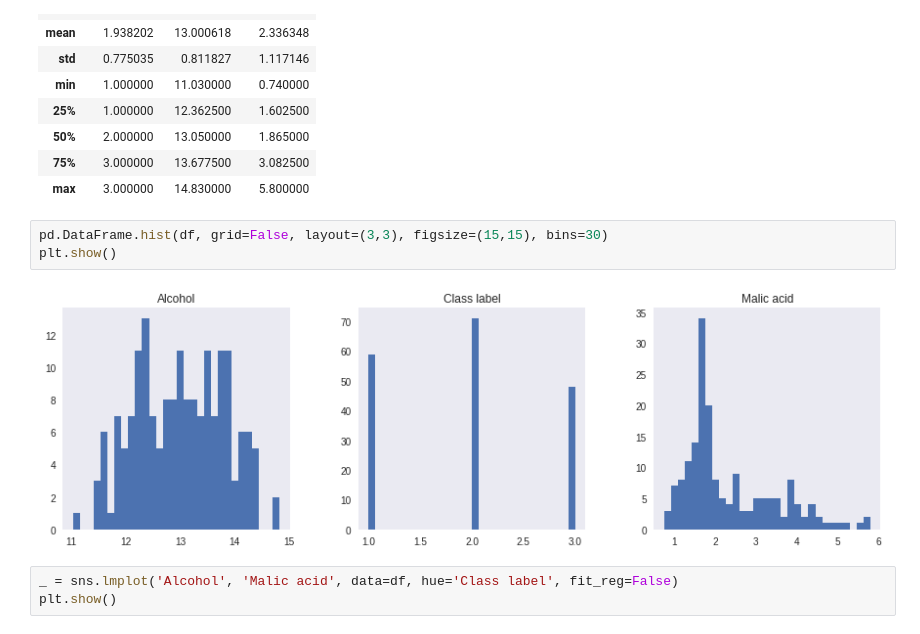
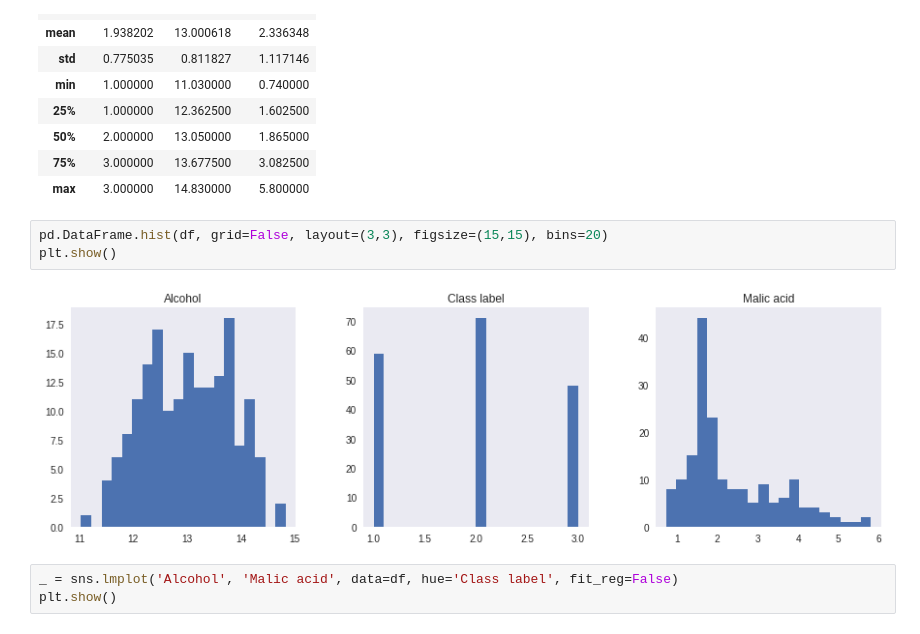
Before and after one commit to amdgd/team-old, a Jupyter notebook: src/Data Preparation/Feature Scaling & Normalization.ipynb, the cells around one changed output. Saved outputs shown, nothing was run; the diff lists cells and outputs as text.

```diff
--- a/src/Data Preparation/Feature Scaling.ipynb
+++ b/src/Data Preparation/Feature Scaling & Normalization.ipynb
@@ -71,10 +90,10 @@ df.describe()
 | 75% | 3.000000 | 13.677500 | 3.082500 |
 | max | 3.000000 | 14.830000 | 5.800000 |
 # %%
-pd.DataFrame.hist(df, grid=False, layout=(3,3), figsize=(15,15), bins=30)
+pd.DataFrame.hist(df, grid=False, layout=(3,3), figsize=(15,15), bins=20)
 plt.show()
 # %% [output]
-[figure, old version]
+[figure, new version]
 # %%
 _ = sns.lmplot('Alcohol', 'Malic acid', data=df, hue='Class label', fit_reg=False)
 plt.show()
```
Also changed, not shown: parts of 2 cells of this notebook, 1 other file.
